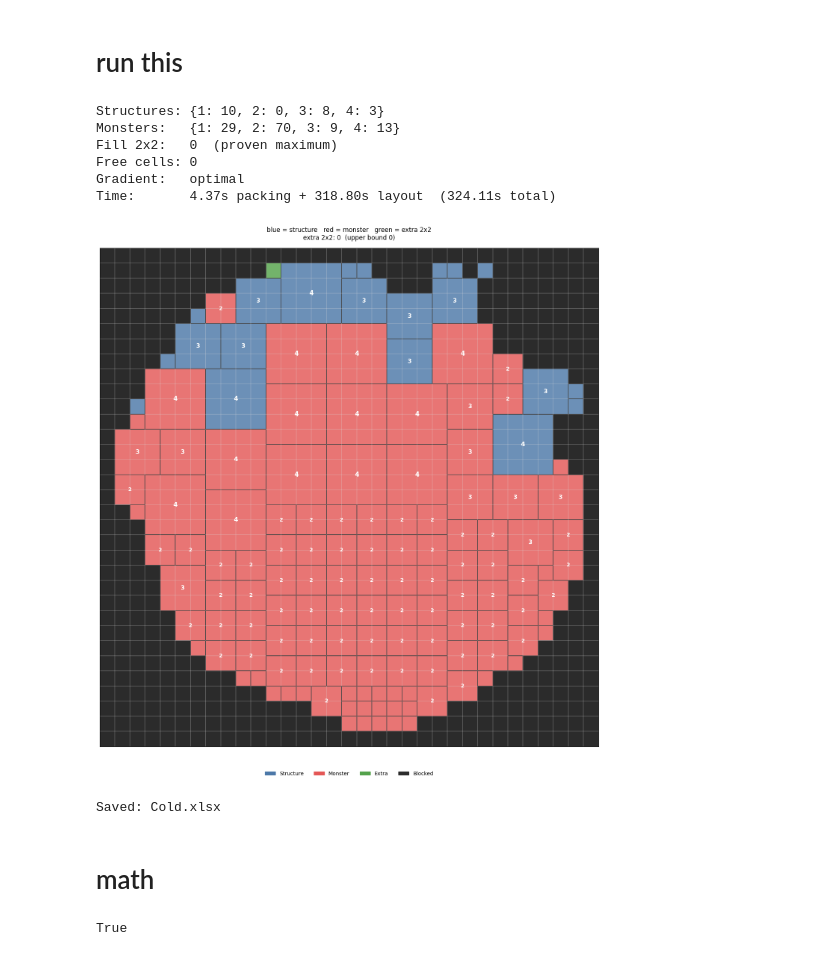
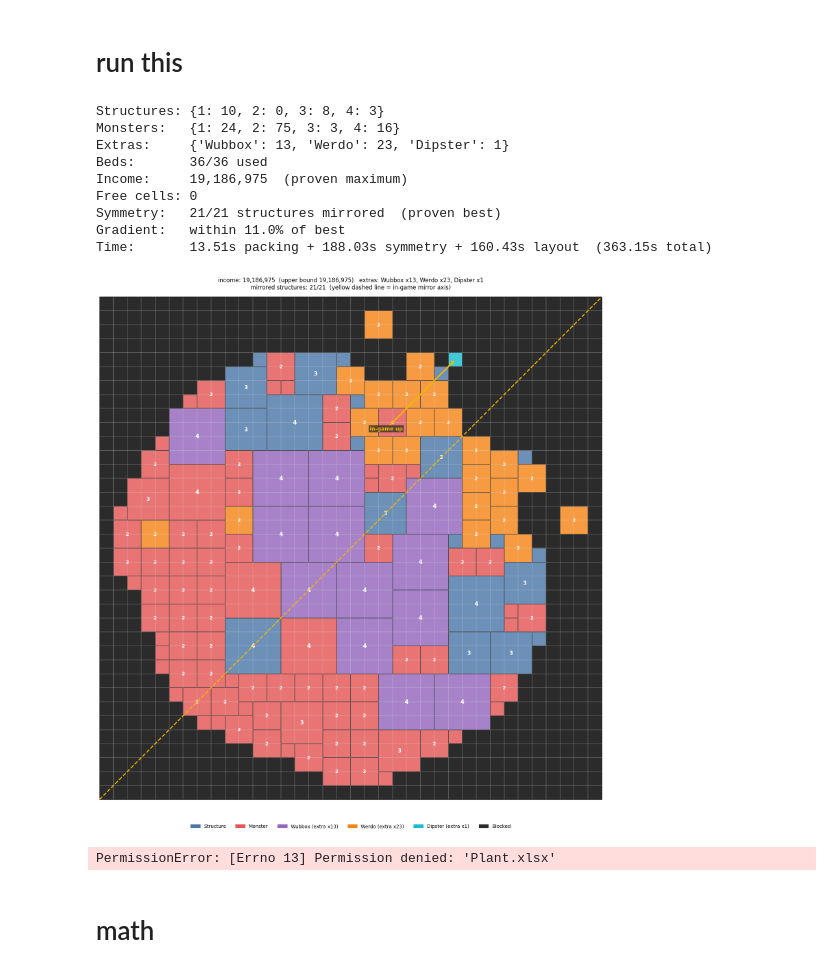
Before and after one commit to MysticFuego/MSM-OIG, a Jupyter notebook: code.ipynb, the cells around one changed output. Drawn from its saved outputs; the diff is of its cells as text; code cells hidden in the pictures.

Commit message:
Solver with symmetry, before splitting into the msm package

```diff
--- a/code.ipynb
+++ b/code.ipynb
@@ -43,52 +67,72 @@ avail = load_avail_from_csv(CSV_PATH, log=LOG)
 
 sol = solve_full_collection_with_fill(
     avail, structures, monsters,
     log=LOG,
     solver_log=SOLVER_LOG,
     workers=WORKERS,
     max_time_in_seconds=None if RUN_TO_OPTIMAL else MAX_SOLVE_SECS,
     fill_size=FILL_SIZE,
     fill_leftovers=FILL_LEFTOVERS,
+    structure_symmetry=STRUCTURE_SYMMETRY,
+    monster_catalog=monster_catalog if USE_INCOME else None,
+    gradient_gap=GRADIENT_GAP,
+    gradient_time_limit=GRADIENT_MAX_SECS,
+    height_mode=HEIGHT_MODE,
+    flip_up=FLIP_UP,
 )
 
 if not sol["ok"]:
     print("FAILED:", sol.get("reason") or sol.get("status"))
 else:
     # Full legality check: exact counts, no overlaps, nothing on a blocked cell.
-    problems = validate_solution(avail, sol, structures, monsters)
+    problems = validate_solution(avail, sol, structures, sol["monsters"])
     if problems:
         raise AssertionError("Invalid layout:\n  " + "\n  ".join(problems))
 
     fs = sol["fill_size"]
     short = sol["fill_upper_bound"] - sol["fill_count"]
     print(f"Structures: {sol['structures']}")
     print(f"Monsters:   {sol['monsters']}")
-    print(f"Fill {fs}x{fs}:   {sol['fill_count']}"
-          + ("  (proven maximum)" if sol["fill_optimal"]
-             else f"  (up to {short} more may be possible - raise MAX_SOLVE_SECS)"))
+    if sol["monster_mix"] is not None:
+        print(f"Extras:     {sol['monster_mix']}")
+        if sol["remaining_beds"] is not None:
+            print(f"Beds:       {sol['beds_used']}/{sol['remaining_beds']} used")
+        print(f"Income:     {sol['income']:,}"
+              + ("  (proven maximum)" if sol["fill_optimal"]
+                 else f"  (up to {sol['income_upper_bound']:,} may be possible - raise MAX_SOLVE_SECS)"))
+    else:
+        print(f"Fill {fs}x{fs}:   {sol['fill_count']}"
+              + ("  (proven maximum)" if sol["fill_optimal"]
+                 else f"  (up to {short} more may be possible - raise MAX_SOLVE_SECS)"))
     print(f"Free cells: {sol['free_cells']}")
-    print(f"Gradient:   {'optimal' if sol['gradient_optimal'] else 'best effort within the time limit'}")
-    print(f"Time:       {sol['phase1_seconds']:.2f}s packing + {sol['phase2_seconds']:.2f}s layout"
+    if sol["symmetry_axis"]:
+        print(f"Symmetry:   {sol['symmetric_structures']}/{sol['total_structures']} structures mirrored"
+              + ("  (proven best)" if sol["symmetry_optimal"] else f"  (up to {sol['symmetric_structures_bound']} may be possible)"))
+    gap = sol["gradient_gap"]
+    print(f"Gradient:   {'optimal' if sol['gradient_optimal'] else (f'within {gap:.1%} of best' if gap is not None else 'fallback layout')}")
+    print(f"Time:       {sol['phase1_seconds']:.2f}s packing + {sol['symmetry_seconds']:.2f}s symmetry"
+          f" + {sol['phase2_seconds']:.2f}s layout"
           f"  ({sol['total_seconds']:.2f}s total)")
 
     draw_solution(avail, sol)
     print("Saved:", export_solution_to_excel(avail, sol, EXCEL_OUT))
 # %% [output]
 Structures: {1: 10, 2: 0, 3: 8, 4: 3}
-Monsters:   {1: 29, 2: 70, 3: 9, 4: 13}
-Fill 2x2:   0  (proven maximum)
+Monsters:   {1: 24, 2: 75, 3: 3, 4: 16}
+Extras:     {'Wubbox': 13, 'Werdo': 23, 'Dipster': 1}
+Beds:       36/36 used
+Income:     19,186,975  (proven maximum)
 Free cells: 0
-Gradient:   optimal
-Time:       4.37s packing + 318.80s layout  (324.11s total)
+Symmetry:   21/21 structures mirrored  (proven best)
+Gradient:   within 11.0% of best
+Time:       13.51s packing + 188.03s symmetry + 160.43s layout  (363.15s total)
-[figure, old version]
+[figure, new version]
-Saved: Cold.xlsx
+PermissionError: [Errno 13] Permission denied: 'Plant.xlsx'
 # %% [markdown]
 # math
 # %%
-# ── Scratch ──────────────────────────────────────────────────────────────────
-werdos  = 408799
-wubbox  = 750855
-dipsters = 23483
-10 * wubbox + 26 * werdos + 6 * dipsters > 11 * wubbox + 23 * werdos + 2 * dipsters
+# # ── Scratch ──────────────────────────────────────────────────────────────────
+# werdos  = 408799
+# wubbox  = 750855
+# dipsters = 23483
+# 10 * wubbox + 26 * werdos + 6 * dipsters > 11 * wubbox + 23 * werdos + 2 * dipsters
-# %% [output]
-True
```
Also changed, not shown: parts of 1 cell of this notebook, 1 other file.
